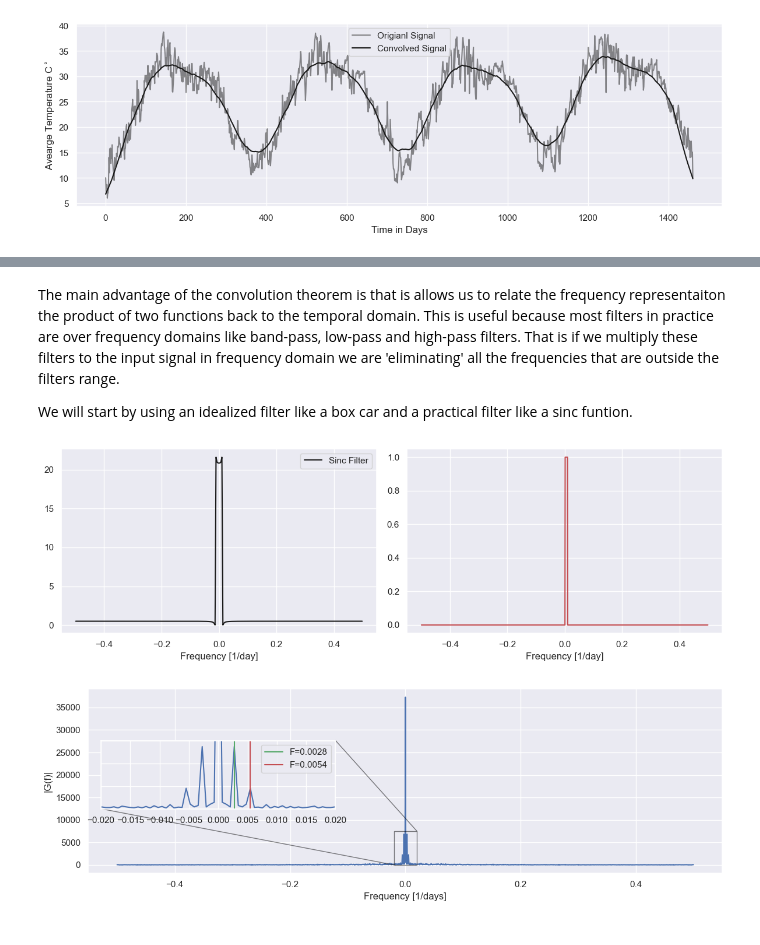
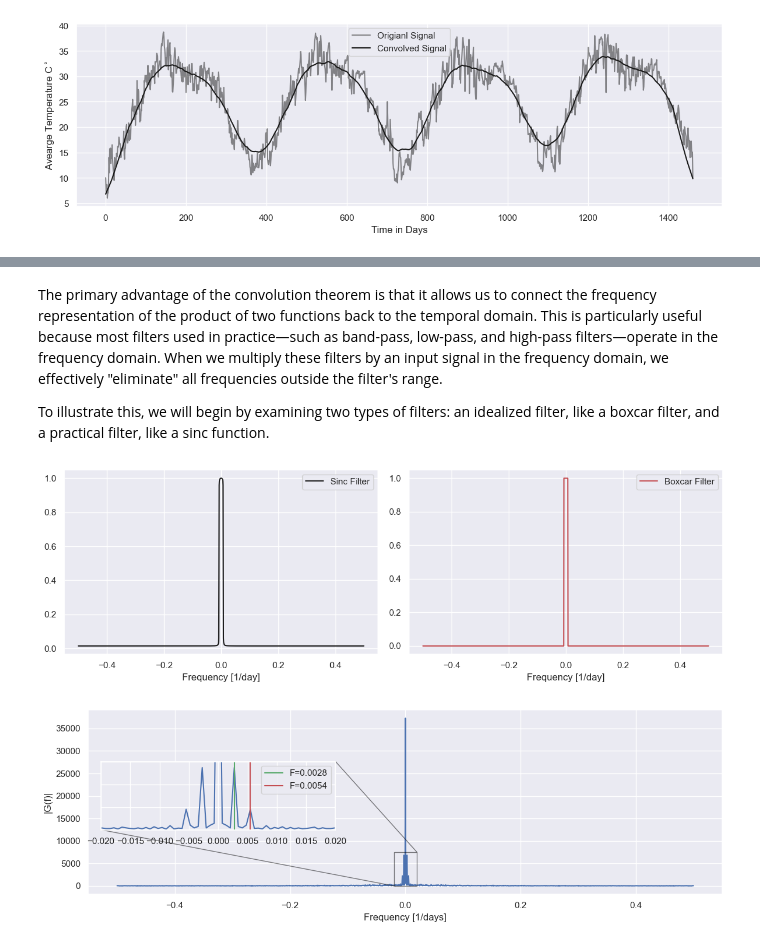
Before and after one commit to 159Patrick159/Medium, a Jupyter notebook: Convolutions/1DIntro.ipynb, the cells around one changed output, grey strips where cells are left out. Drawn from its saved outputs; the diff is of its cells as text; code cells hidden in the pictures.

```diff
--- a/Convolutions/1DIntro.ipynb
+++ b/Convolutions/1DIntro.ipynb
@@ -217,31 +226,30 @@ $$
 
 ---
 # %% [markdown]
-The main advantage of the convolution theorem is that is allows us to relate the frequency representaiton the product of two functions back to the temporal domain. This is useful because most filters in practice are over frequency domains like band-pass, low-pass and high-pass filters. That is if we multiply these filters to the input signal in frequency domain we are 'eliminating' all the frequencies that are outside the filters range.
+The primary advantage of the convolution theorem is that it allows us to connect the frequency representation of the product of two functions back to the temporal domain. This is particularly useful because most filters used in practice—such as band-pass, low-pass, and high-pass filters—operate in the frequency domain. When we multiply these filters by an input signal in the frequency domain, we effectively "eliminate" all frequencies outside the filter's range.
 
-We will start by using an idealized filter like a box car and a practical filter like a sinc funtion.
+To illustrate this, we will begin by examining two types of filters: an idealized filter, like a boxcar filter, and a practical filter, like a sinc function.
 # %%
 dt = 1 # Sampling is 1 day
 k = 30
 # Define frequency array with respect to length of time series
 freq = np.fft.fftshift(np.fft.fftfreq(len(t),dt))
-t_domain = np.arange(0,t.max(),5)
-f_domain = np.fft.fftshift(np.fft.fftfreq(len(t_domain)))
+f_domain = np.fft.fftshift(np.fft.fftfreq(len(t)))
 # Define filters
-Sinc = sinc_function(t_domain,0.005)
-Sincf = np.fft.fftshift(np.fft.fft(Sinc))
-Boxcar = ideal_boxcar(freq,0.001,0.010)
+Sinc = sinc_function(t,0.015)
+Sincf = np.fft.fftshift(np.fft.fft(Sinc))/np.fft.fftshift(np.fft.fft(Sinc)).max() # Normaize filter
+Boxcar = ideal_boxcar(freq,-0.007,0.007)
 # Visualize plots
 fig, ax = plt.subplots(figsize=(12,4),ncols=2)
 ax[0].plot(f_domain,Sincf.real,c='k',label='Sinc Filter')
 ax[0].set_xlabel("Frequency [1/day]")
 ax[0].legend()
 ax[1].plot(freq,Boxcar,c='r',label='Boxcar Filter')
 ax[1].set_xlabel("Frequency [1/day]")
-ax[0].legend()
+ax[1].legend()
 plt.tight_layout()
 # %% [output]
-[figure, old version]
+[figure, new version]
 # %%
 # Take FFT of signal
 Y = np.fft.fftshift(np.fft.fft(y))
```
Also changed, not shown: parts of 2 cells of this notebook.
